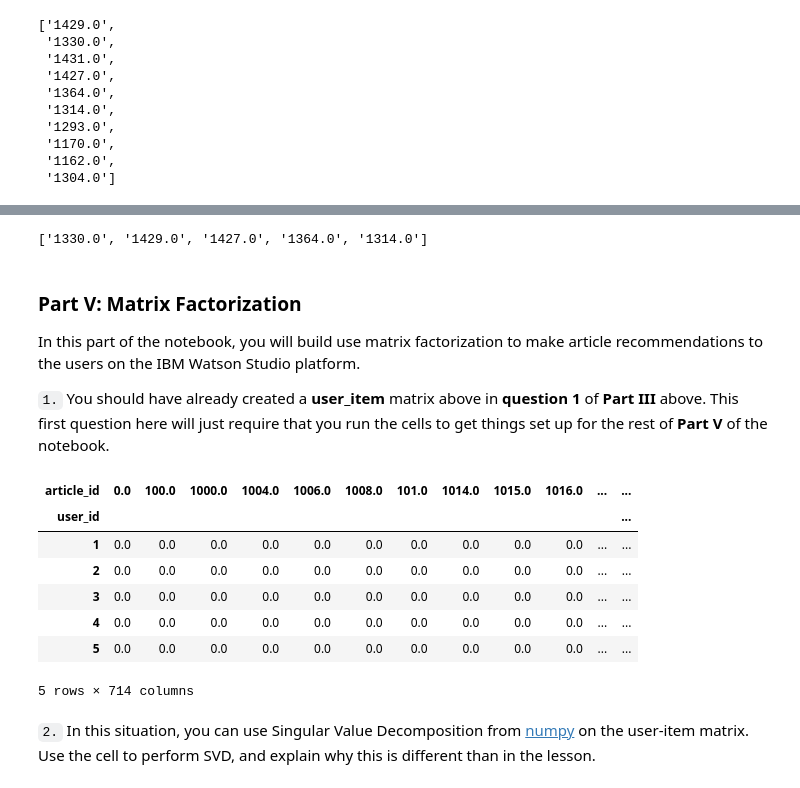
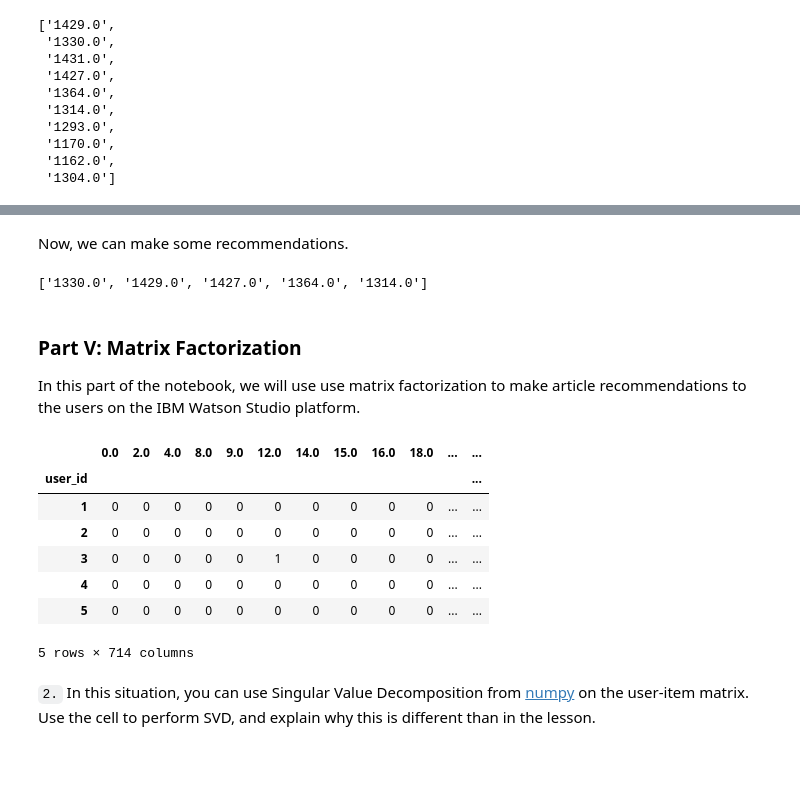
Before and after one commit to Anirudh-Kulkarni/IBM_article_recommendations, a Jupyter notebook: Recommendations_with_IBM.ipynb, the cells around one changed output, grey strips where cells are left out. Saved outputs shown, nothing was run; the diff lists cells and outputs as text; code cells hidden in the pictures; blank space fills up the shorter version.

```diff
--- a/Recommendations_with_IBM.ipynb
+++ b/Recommendations_with_IBM.ipynb
@@ -675,3 +561,5 @@ def make_content_recs(article_id, m):
+# %% [markdown]
+Now, we can make some recommendations.
 # %%
 # make recommendations for a brand new user
 new_user_recs = list(str(x) for x in get_top_article_ids(10)) # Your recommendations here
@@ -688,6 +576,4 @@ user_rec_ids
 # %% [markdown]
 ### <a class="anchor" id="Matrix-Fact">Part V: Matrix Factorization</a>
 
-In this part of the notebook, you will build use matrix factorization to make article recommendations to the users on the IBM Watson Studio platform.
-
-`1.` You should have already created a **user_item** matrix above in **question 1** of **Part III** above.  This first question here will just require that you run the cells to get things set up for the rest of **Part V** of the notebook.
+In this part of the notebook, we will use use matrix factorization to make article recommendations to the users on the IBM Watson Studio platform.
@@ -697,14 +580,14 @@ user_item_matrix = pd.read_pickle('user_item_matrix.p')
 # %%
 # quick look at the matrix
-user_item_matrix.head()
+user_item.head()
 # %% [output]
-| article_id | 0.0 | 100.0 | 1000.0 | 1004.0 | 1006.0 | 1008.0 | 101.0 | 1014.0 | 1015.0 | 1016.0 | ... | ... |
+|  | 0.0 | 2.0 | 4.0 | 8.0 | 9.0 | 12.0 | 14.0 | 15.0 | 16.0 | 18.0 | ... | ... |
 | user_id |  |  |  |  |  |  |  |  |  |  |  | ... |
-| 1 | 0.0 | 0.0 | 0.0 | 0.0 | 0.0 | 0.0 | 0.0 | 0.0 | 0.0 | 0.0 | ... | ... |
-| 2 | 0.0 | 0.0 | 0.0 | 0.0 | 0.0 | 0.0 | 0.0 | 0.0 | 0.0 | 0.0 | ... | ... |
-| 3 | 0.0 | 0.0 | 0.0 | 0.0 | 0.0 | 0.0 | 0.0 | 0.0 | 0.0 | 0.0 | ... | ... |
-| 4 | 0.0 | 0.0 | 0.0 | 0.0 | 0.0 | 0.0 | 0.0 | 0.0 | 0.0 | 0.0 | ... | ... |
-| 5 | 0.0 | 0.0 | 0.0 | 0.0 | 0.0 | 0.0 | 0.0 | 0.0 | 0.0 | 0.0 | ... | ... |
+| 1 | 0 | 0 | 0 | 0 | 0 | 0 | 0 | 0 | 0 | 0 | ... | ... |
+| 2 | 0 | 0 | 0 | 0 | 0 | 0 | 0 | 0 | 0 | 0 | ... | ... |
+| 3 | 0 | 0 | 0 | 0 | 0 | 1 | 0 | 0 | 0 | 0 | ... | ... |
+| 4 | 0 | 0 | 0 | 0 | 0 | 0 | 0 | 0 | 0 | 0 | ... | ... |
+| 5 | 0 | 0 | 0 | 0 | 0 | 0 | 0 | 0 | 0 | 0 | ... | ... |
 5 rows × 714 columns
 # %% [markdown]
 `2.` In this situation, you can use Singular Value Decomposition from [numpy](https://docs.scipy.org/doc/numpy-1.14.0/reference/generated/numpy.linalg.svd.html) on the user-item matrix.  Use the cell to perform SVD, and explain why this is different than in the lesson.
```
Also changed, not shown: parts of 47 cells of this notebook, 1 other file.
